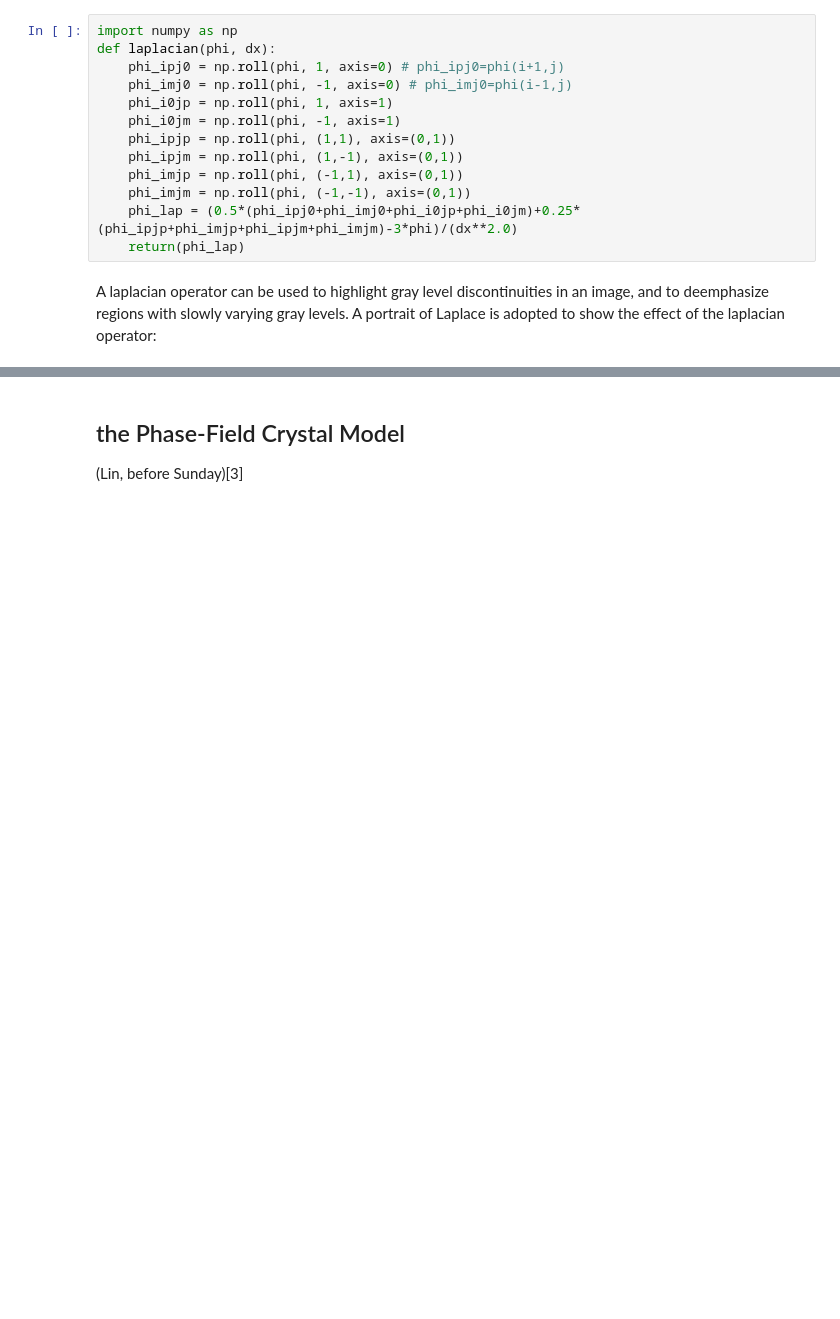
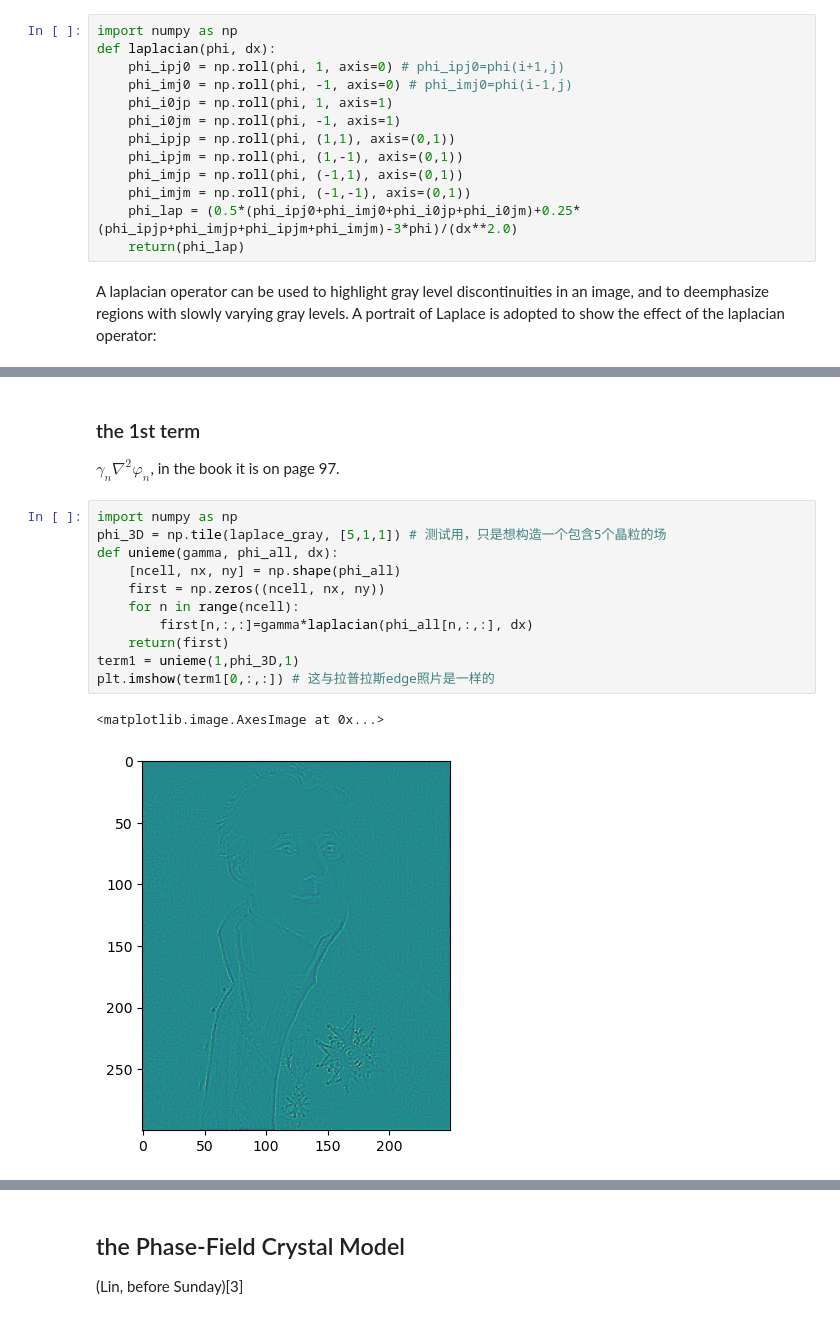
Before and after one commit to vacuumserval/vacuumserval.github.io, a Jupyter notebook: source/PF/pfc-gb.ipynb, the cells around one changed output, grey strips where cells are left out. Cells and saved outputs as stored; diff of their text form; blank space fills up the shorter version.

```diff
--- a/source/PF/pfc-gb.ipynb
+++ b/source/PF/pfc-gb.ipynb
@@ -64,0 +111,18 @@ Clipping input data to the valid range for imshow with RGB data ([0..1] for floa
+# %% [markdown]
+### the 1st term
+
+$\gamma_n\nabla^2\varphi_n$, in the book it is on page 97.
+# %%
+import numpy as np
+phi_3D = np.tile(laplace_gray, [5,1,1]) # 测试用，只是想构造一个包含5个晶粒的场
+def unieme(gamma, phi_all, dx):
+    [ncell, nx, ny] = np.shape(phi_all)
+    first = np.zeros((ncell, nx, ny))
+    for n in range(ncell):
+        first[n,:,:]=gamma*laplacian(phi_all[n,:,:], dx)
+    return(first)
+term1 = unieme(1,phi_3D,1)
+plt.imshow(term1[0,:,:]) # 这与拉普拉斯edge照片是一样的
+# %% [output]
+<matplotlib.image.AxesImage at 0x...>
+[figure, added]
```
Also changed, not shown: parts of 10 cells of this notebook, 19 other files.
